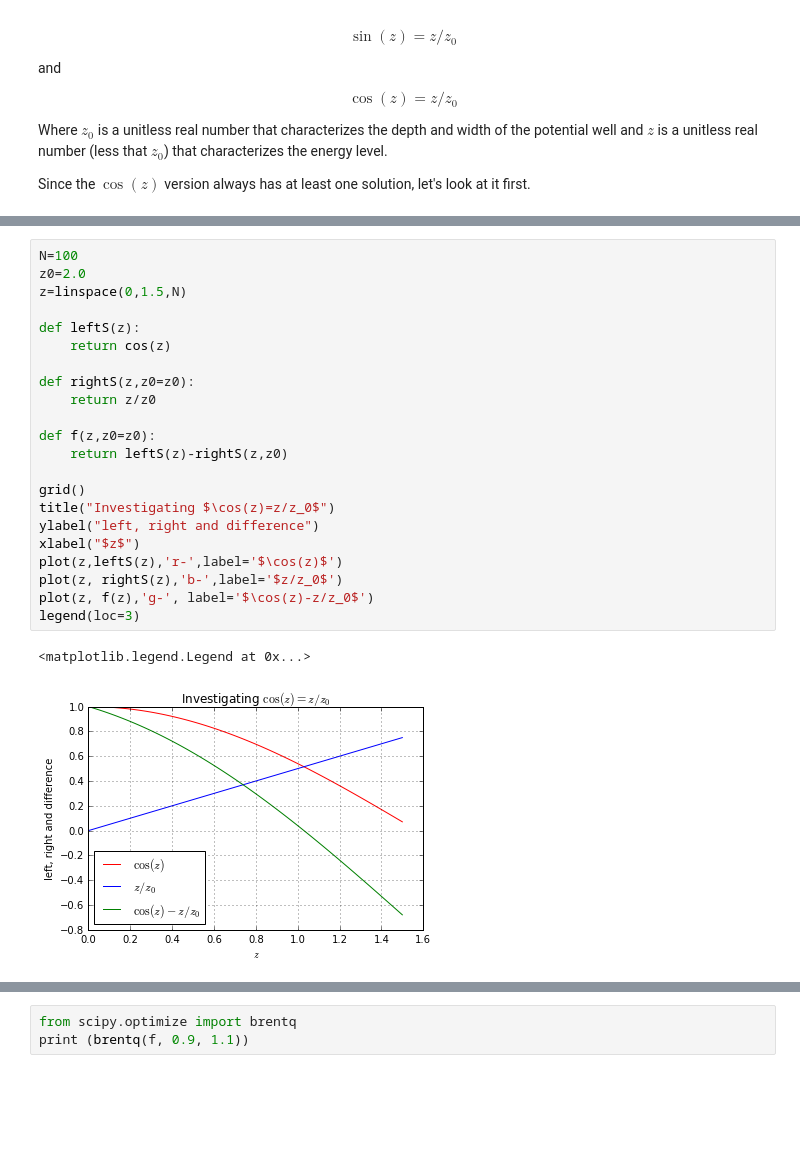
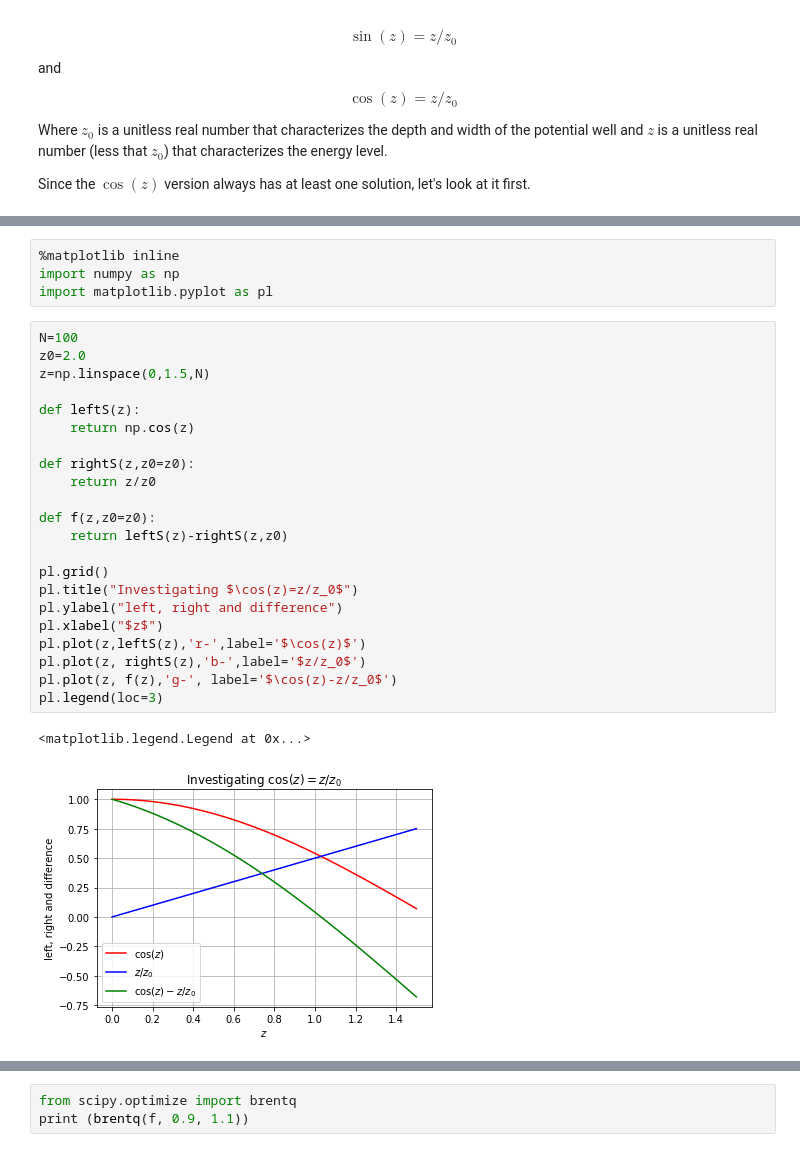
Before and after one commit to sspickle/sci-comp-notebooks, a Jupyter notebook: P09-RootFinding.ipynb, the cells around one changed output, grey strips where cells are left out. Saved outputs shown, nothing was run; the diff lists cells and outputs as text; blank space fills up the shorter version.

```diff
--- a/P09-RootFinding.ipynb
+++ b/P09-RootFinding.ipynb
@@ -24,28 +20,32 @@ Populating the interactive namespace from numpy and matplotlib
+# %%
+%matplotlib inline
+import numpy as np
+import matplotlib.pyplot as pl
 # %%
 N=100
 z0=2.0
-z=linspace(0,1.5,N)
+z=np.linspace(0,1.5,N)
 
 def leftS(z):
-    return cos(z)
+    return np.cos(z)
 
 def rightS(z,z0=z0):
     return z/z0
 
 def f(z,z0=z0):
     return leftS(z)-rightS(z,z0)
 
-grid()
-title("Investigating $\cos(z)=z/z_0$")
-ylabel("left, right and difference")
-xlabel("$z$")
-plot(z,leftS(z),'r-',label='$\cos(z)$')
-plot(z, rightS(z),'b-',label='$z/z_0$')
-plot(z, f(z),'g-', label='$\cos(z)-z/z_0$')
-legend(loc=3)
+pl.grid()
+pl.title("Investigating $\cos(z)=z/z_0$")
+pl.ylabel("left, right and difference")
+pl.xlabel("$z$")
+pl.plot(z,leftS(z),'r-',label='$\cos(z)$')
+pl.plot(z, rightS(z),'b-',label='$z/z_0$')
+pl.plot(z, f(z),'g-', label='$\cos(z)-z/z_0$')
+pl.legend(loc=3)
 # %% [output]
 <matplotlib.legend.Legend at 0x...>
-[figure, old version]
+[figure, new version]
 # %%
 def fp(z):
     """
```
Also changed, not shown: parts of 7 cells of this notebook.
